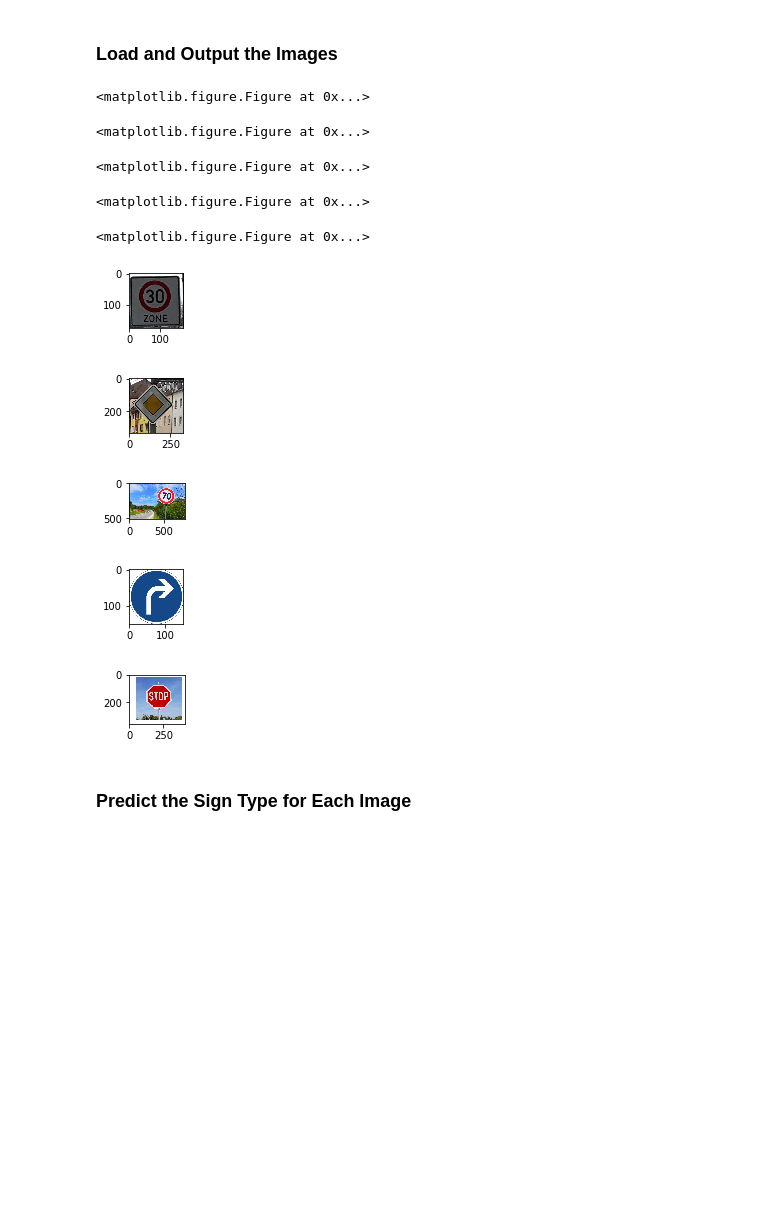
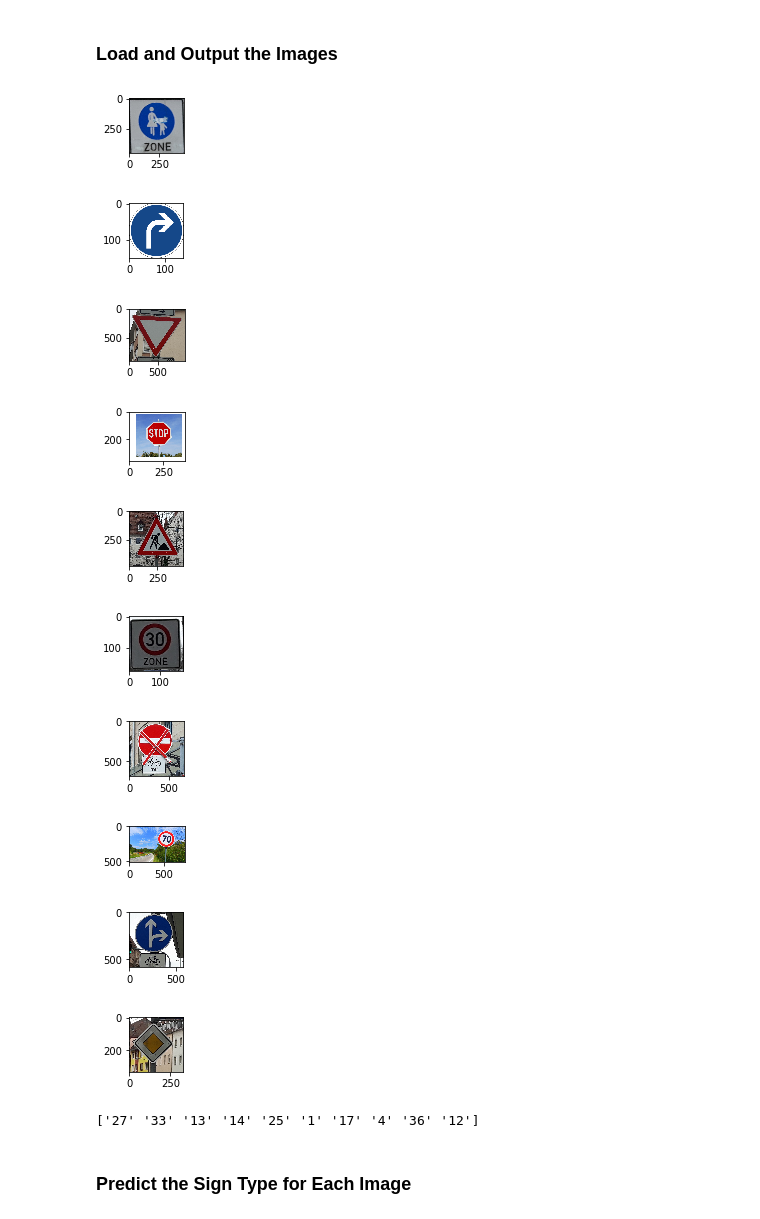
Before and after one commit to Jeremy26/traffic-signs, a Jupyter notebook: Traffic_Sign_Classifier.ipynb, the cells around one changed output. Cells and saved outputs as stored; diff of their text form; code cells hidden in the pictures; blank space fills up the shorter version.

```diff
--- a/Traffic_Sign_Classifier.ipynb
+++ b/Traffic_Sign_Classifier.ipynb
@@ -189,8 +174,7 @@ Use the code cell (or multiple code cells, if necessary) to implement the first
 ### Feel free to use as many code cells as needed.
 # %%
 def grayscale(image_data):
-    image_data = cv2.cvtColor(image_data, cv2.COLOR_RGB2GRAY)
-    return image_data
+    return cv2.cvtColor(image_data, cv2.COLOR_RGB2GRAY)
 # %%
 if(X_train.shape != (n_train, 32,32,1)):
     X_train = np.array([grayscale(X_train[i]).reshape(32,32,1) for i in range(len(X_train))])
@@ -260,8 +244,8 @@ X_valid, y_valid = shuffle (X_valid, y_valid)
 
 import tensorflow as tf
 
-EPOCHS = 10
-BATCH_SIZE = 128
+EPOCHS = 30
+BATCH_SIZE = 64
 keep_prob = tf.placeholder(tf.float32) # probability to keep units
 # %%
 ### Define your architecture here.
@@ -272,7 +256,7 @@ from tensorflow.contrib.layers import flatten
 def LeNet(x):
     # Arguments used for tf.truncated_normal, randomly defines variables for the weights and biases for each layer
     mu = 0
-    sigma = 0.121
+    sigma = 0.13
 
     # SOLUTION: Layer 1: Convolutional. Input = 32x32x1. Output = 28x28x6.
     conv1_W = tf.Variable(tf.truncated_normal(shape=(5, 5, 1, 6), mean = mu, stddev = sigma))
@@ -449,35 +435,48 @@ You may find `signnames.csv` useful as it contains mappings from the class id (i
 # %%
 ### Load the images and plot them here.
 ### Feel free to use as many code cells as needed.
 import os
 import matplotlib.image as mpimg
-from numpy import array
 
-n_images = 5
+n_images = 10
 x_internet_signs = []
-y_output = np.array([1,12,4,33,14])
 
 def load_images(path):
     sign = mpimg.imread(path)
-    plt.figure(figsize=(2,2))
+    #plt.figure(figsize=(2,2))
     x_internet_signs.append(sign)
 
 [load_images("signs/" + new_img) for new_img in os.listdir("signs/")]
 
 x_internet_signs = np.array(x_internet_signs)
 for i in range(len(x_internet_signs)):
     show_image(x_internet_signs[i])
 # %% [output]
-<matplotlib.figure.Figure at 0x...>
-<matplotlib.figure.Figure at 0x...>
-<matplotlib.figure.Figure at 0x...>
-<matplotlib.figure.Figure at 0x...>
-<matplotlib.figure.Figure at 0x...>
-[figure, old version]
+[figure, new version]
-[figure, old version]
+[figure, new version]
-[figure, old version]
+[figure, new version]
-[figure, old version]
+[figure, new version]
-[figure, old version]
+[figure, new version]
+[figure, added]
+[figure, added]
+[figure, added]
+[figure, added]
+[figure, added]
+# %%
+y_output =[]
+
+def fileNames(filename):
+    file = os.path.basename(filename)
+    classId = file.split(".")[0]
+    y_output.append(classId)
+    return y_output
+
+[fileNames("signs/" + img) for img in os.listdir("signs/")]
+
+y_output= np.array(y_output)
+print(y_output)
+# %% [output]
+['27' '33' '13' '14' '25' '1' '17' '4' '36' '12']
 # %% [markdown]
 ### Predict the Sign Type for Each Image
 # %%
```
Also changed, not shown: parts of 15 cells of this notebook, 10 other files.
